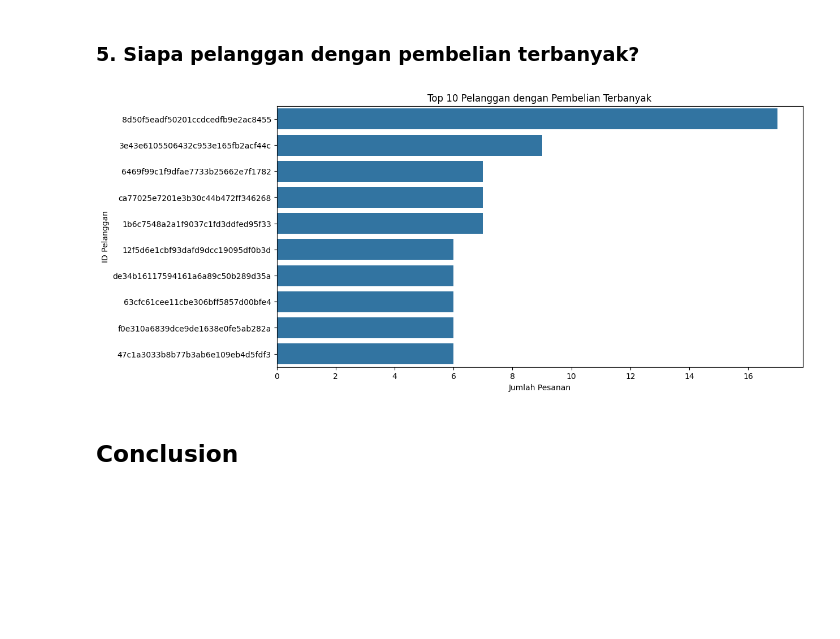
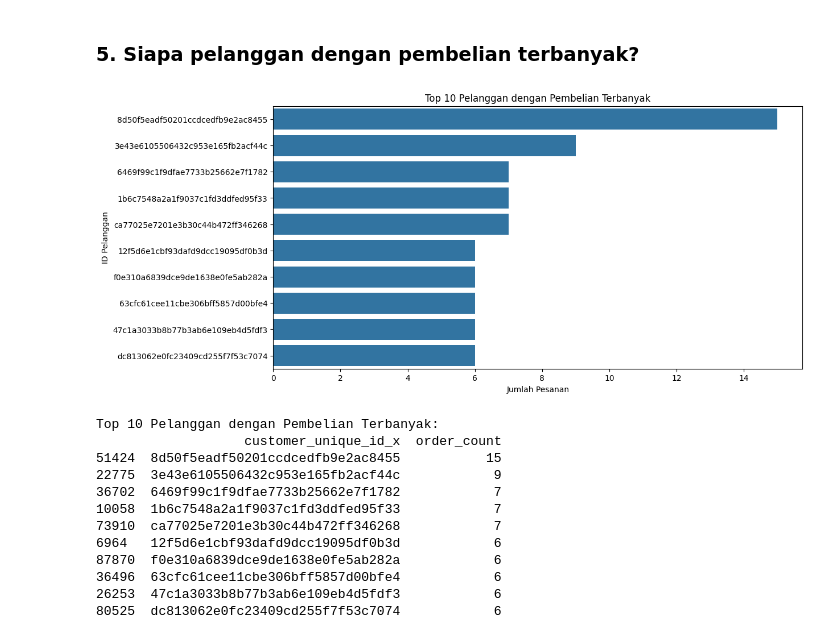
Before and after one commit to xebec51/Dicoding-Proyek-Analisis-Data, a Jupyter notebook: Proyek_Analisis_Data.ipynb, the cells around one changed output. Cells and saved outputs as stored; diff of their text form; code cells hidden in the pictures; blank space fills up the shorter version.

Commit message:
Perbaikan notebook

```diff
--- a/Proyek_Analisis_Data.ipynb
+++ b/Proyek_Analisis_Data.ipynb
@@ -32,10 +32,17 @@ orders = pd.read_csv('E-Commerce Public Dataset/orders_dataset.csv')
 products = pd.read_csv('E-Commerce Public Dataset/products_dataset.csv')
 product_category_name_translation = pd.read_csv('E-Commerce Public Dataset/product_category_name_translation.csv')
 
-# Menggabungkan data yang relevan
+# --- Menggabungkan data yang relevan ---
+
+# Menggabungkan order_items dengan products
 order_items = order_items.merge(products, on='product_id')
+
+# Menggabungkan order_items dengan product_category_name_translation
 order_items = order_items.merge(product_category_name_translation, on='product_category_name', how='left')
-orders = orders.merge(customers, on='customer_id')
+
+# --- Ubah nama kolom di customers dan orders sebelum merge ---
+customers.rename(columns={'order_purchase_timestamp': 'customer_order_purchase_timestamp'}, inplace=True)  # Perbaikan di sini
+orders = orders.merge(customers, on='customer_id', suffixes=('', '_customer'))
 
 # Menampilkan beberapa baris pertama dari setiap data frame untuk memastikan data telah dibaca dengan benar
 print("Dataset Pelanggan:")
@@ -571,17 +939,33 @@ plt.show()
 ### 5. Siapa pelanggan dengan pembelian terbanyak?
 # %%
 # Menghitung jumlah pesanan per pelanggan
-top_customers = orders.groupby('customer_unique_id').size().reset_index(name='order_count')
-top_customers = top_customers.sort_values(by='order_count', ascending=False).head(10)
+top_customers = orders.groupby('customer_unique_id_x').size().reset_index(name='order_count')  # Gunakan kolom customer_unique_id_x
+
+# Mengambil 10 pelanggan dengan pembelian terbanyak
+top_10_customers = top_customers.sort_values(by='order_count', ascending=False).head(10)
 
 # Visualisasi pelanggan dengan pembelian terbanyak
 plt.figure(figsize=(12, 6))
-sns.barplot(x='order_count', y='customer_unique_id', data=top_customers)
+sns.barplot(x='order_count', y='customer_unique_id_x', data=top_10_customers)  # Gunakan kolom customer_unique_id_x
 plt.title('Top 10 Pelanggan dengan Pembelian Terbanyak')
 plt.xlabel('Jumlah Pesanan')
 plt.ylabel('ID Pelanggan')
 plt.show()
+
+# Menampilkan 10 pelanggan dengan pembelian terbanyak
+print("Top 10 Pelanggan dengan Pembelian Terbanyak:")
+print(top_10_customers)
 # %% [output]
-[figure, old version]
+[figure, new version]
+Top 10 Pelanggan dengan Pembelian Terbanyak:
+                   customer_unique_id_x  order_count
+51424  8d50f5eadf50201ccdcedfb9e2ac8455           15
+22775  3e43e6105506432c953e165fb2acf44c            9
+36702  6469f99c1f9dfae7733b25662e7f1782            7
+10058  1b6c7548a2a1f9037c1fd3ddfed95f33            7
+73910  ca77025e7201e3b30c44b472ff346268            7
+6964   12f5d6e1cbf93dafd9dcc19095df0b3d            6
+87870  f0e310a6839dce9de1638e0fe5ab282a            6
+36496  63cfc61cee11cbe306bff5857d00bfe4            6
+26253  47c1a3033b8b77b3ab6e109eb4d5fdf3            6
+80525  dc813062e0fc23409cd255f7f53c7074            6
-# %% [markdown]
-## Conclusion
```
Also changed, not shown: parts of 17 cells of this notebook.
